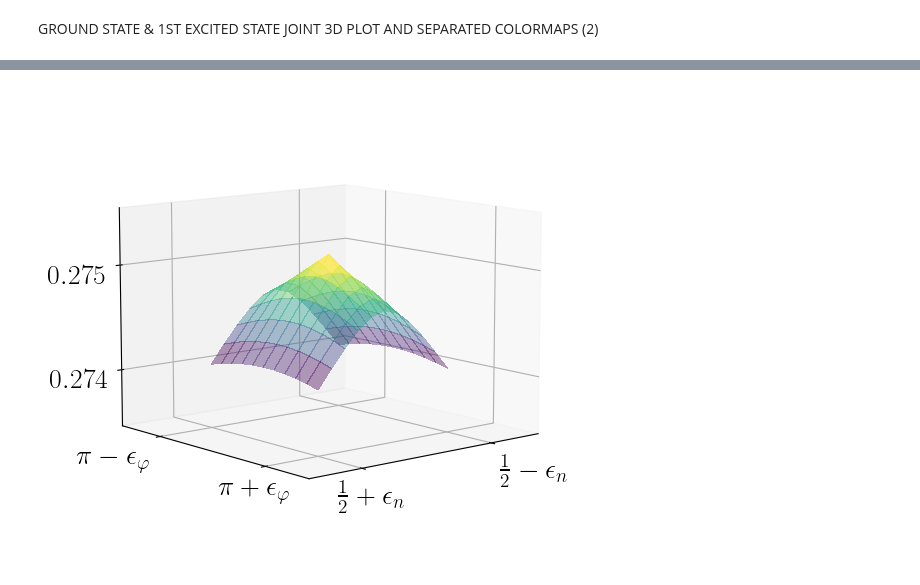
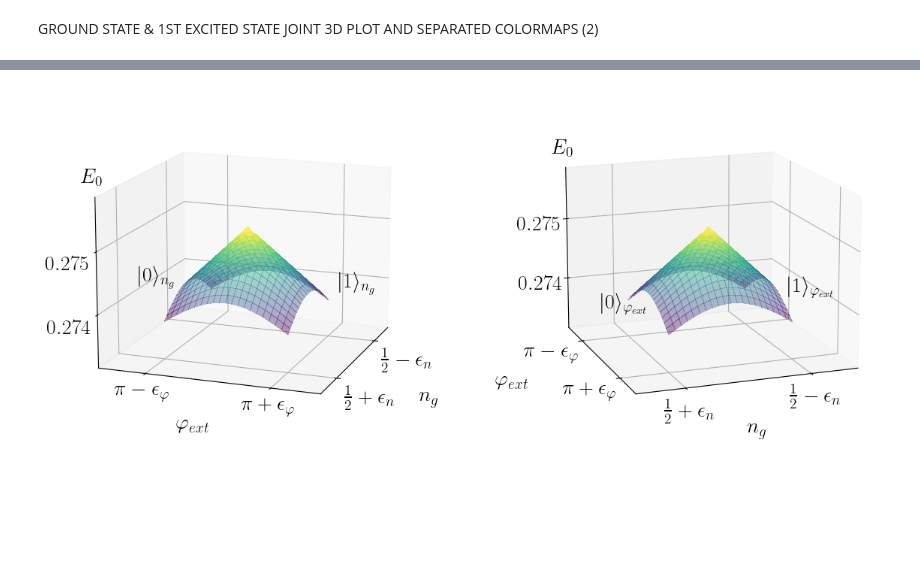
Before and after one commit to Jmalcrow/TFM, a Jupyter notebook: 3D_study_MODIFIED_EQUALGAP.ipynb, the cells around one changed output, grey strips where cells are left out. Cells and saved outputs as stored; diff of their text form; code cells hidden in the pictures; blank space fills up the shorter version.

```diff
--- a/3D_study_MODIFIED_EQUALGAP.ipynb
+++ b/3D_study_MODIFIED_EQUALGAP.ipynb
@@ -421,33 +426,66 @@ plt.show()
 # %%
 # Create the figure and subplots
-fig = plt.figure(figsize=(6, 6))
+fig = plt.figure(figsize=(14, 7))
 
 # Plot 1: 3D surface plot
-ax1 = fig.add_subplot(111, projection='3d')
+ax1 = fig.add_subplot(121, projection='3d')
 surff1 = ax1.plot_surface(NG,PHI,Energies2_0, cmap="viridis", linewidth=0, antialiased=False, alpha=0.4)
 #ax2.set_xlabel('$n_g$')
 #ax2.set_ylabel(r'$\varphi_{ext}$')
 #ax2.set_zlabel('$E_{01} (1)$')
 ax1.set_xlim(0.5-1.7*epsilon_n,0.5+1.7*epsilon_n)
 ax1.set_ylim(np.pi-1.7*epsilon_phi,np.pi+1.7*epsilon_phi)
-ax1.set_zlim(0.2735,0.2755)
-#ax1.text(0.5+3.5*epsilon_n,np.pi-2.5*epsilon_phi,0.2755,r'$E_{01} (2)$', fontsize=20)
-#ax1.text(0.499,np.pi+3*epsilon_phi,0.273,r'$n_g$', fontsize=20)
-#ax1.text(0.5+3*epsilon_n,np.pi,0.2733,r'$\varphi_{ext}$', fontsize=20)
+ax1.set_zlim(0.2732,0.2758)
+ax1.text(0.5+0.7*epsilon_n,np.pi-2.5*epsilon_phi,0.2758,r'$E_0$', fontsize=20)
+ax1.text(0.506,np.pi+3.1*epsilon_phi,0.273,r'$n_g$', fontsize=20)
+ax1.text(0.5+3*epsilon_n,np.pi,0.2728,r'$\varphi_{ext}$', fontsize=20)
+ax1.text(0.5-1.5*epsilon_n,np.pi-2.5*epsilon_phi,0.2736,r'$|0\rangle_{n_g}$', fontsize=20)
+ax1.text(0.5+0.7*epsilon_n,np.pi+1.7*epsilon_phi,0.2745,r'$|1\rangle_{n_g}$', fontsize=20)
 ax1.set_xticks([0.5-epsilon_n,0.5+epsilon_n],[r'$\frac{1}{2}-\epsilon_n$',r'$\frac{1}{2}+\epsilon_n$'])
 ax1.get_xticklabels()[0].set_ha('left')
+ax1.get_xticklabels()[1].set_ha('left')
 ax1.set_yticks([np.pi-epsilon_phi,np.pi+epsilon_phi],[r'$\pi - \epsilon_{\varphi}$',r'$\pi + \epsilon_{\varphi}$'])
-ax1.get_yticklabels()[0].set_ha('right')
+#ax1.get_yticklabels()[0].set_ha('right')
 ax1.set_zticks([0.274,0.275],['$0.274$','$0.275$'])
-ax1.tick_params(axis='x', pad=-1.0)
-ax1.tick_params(axis='y', pad=0.0)
-ax1.tick_params(axis='z', pad=10.0)
+ax1.tick_params(axis='x', pad=-2.0)
+ax1.tick_params(axis='y', pad=-1.0)
+ax1.tick_params(axis='z', pad=8.0)
 #ax1.scatter(, ,0.274, color='red', s=100)
 ax1.text(0.5+4.4*epsilon_n,np.pi-2.5*epsilon_phi,0.28045,r'$(a)$', fontsize=20)
-ax1.view_init(10, 50)
+ax1.view_init(15, 20)
+
+# Plot 1: 3D surface plot
+ax2 = fig.add_subplot(122, projection='3d')
+surff2 = ax2.plot_surface(NG,PHI,Energies2_0, cmap="viridis", linewidth=0, antialiased=False, alpha=0.4)
+#ax2.set_xlabel('$n_g$')
+#ax2.set_ylabel(r'$\varphi_{ext}$')
+#ax2.set_zlabel('$E_{01} (1)$')
+ax2.set_xlim(0.5-1.7*epsilon_n,0.5+1.7*epsilon_n)
+ax2.set_ylim(np.pi-1.7*epsilon_phi,np.pi+1.7*epsilon_phi)
+ax2.set_zlim(0.2732,0.2758)
+ax2.text(0.5+1.8*epsilon_n,np.pi-2.5*epsilon_phi,0.27595,r'$E_0$', fontsize=20)
+ax2.text(0.5035,np.pi+3.5*epsilon_phi,0.273,r'$n_g$', fontsize=20)
+ax2.text(0.5+3.7*epsilon_n,np.pi+0.08,0.2733,r'$\varphi_{ext}$', fontsize=20)
+ax2.text(0.5+1*epsilon_n,np.pi-2.5*epsilon_phi,0.2732,r'$|0\rangle_{\varphi_{ext}}$', fontsize=20)
+ax2.text(0.5-3*epsilon_n,np.pi-4*epsilon_phi,0.2727,r'$|1\rangle_{\varphi_{ext}}$', fontsize=20)
+ax2.set_xticks([0.5-epsilon_n,0.5+epsilon_n],[r'$\frac{1}{2}-\epsilon_n$',r'$\frac{1}{2}+\epsilon_n$'])
+#ax2.get_xticklabels()[0].set_ha('left')
+ax2.set_yticks([np.pi-epsilon_phi,np.pi+epsilon_phi],[r'$\pi - \epsilon_{\varphi}$',r'$\pi + \epsilon_{\varphi}$'])
+ax2.get_yticklabels()[0].set_ha('right')
+ax2.get_yticklabels()[1].set_ha('right')
+ax2.set_zticks([0.274,0.275],['$0.274$','$0.275$'])
+ax2.tick_params(axis='x', pad=-1.0)
+ax2.tick_params(axis='y', pad=-5.0)
+ax2.tick_params(axis='z', pad=10.0)
+#ax1.scatter(, ,0.274, color='red', s=100)
+ax2.text(0.5+4.4*epsilon_n,np.pi-2.5*epsilon_phi,0.28045,r'$(a)$', fontsize=20)
+ax2.view_init(15, 70)
+
+# Adjust the spacing between subplots
+fig.subplots_adjust(wspace=0.3)
 
 # Show the figure
 #plt.savefig('Surface.png',dpi=300,bbox_inches='tight')
 plt.show()
 # %% [output]
-[figure, old version]
+[figure, new version]
```
Also changed, not shown: parts of 8 cells of this notebook.
